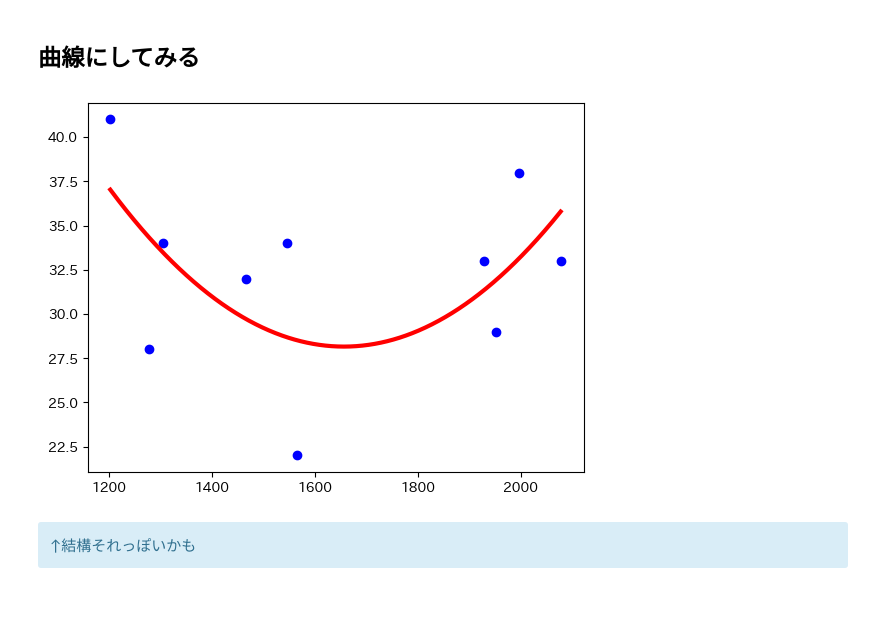
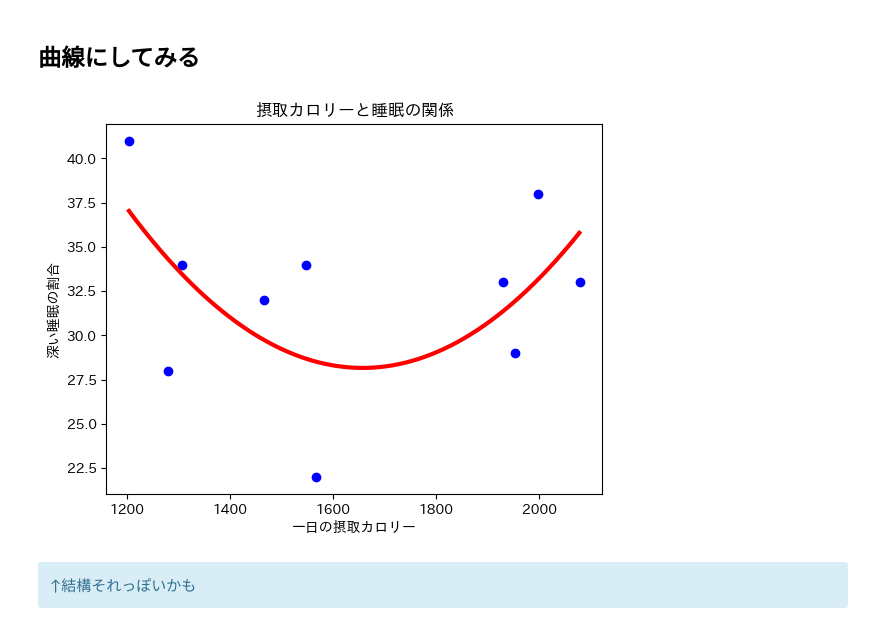
Before and after one commit to hachi-to-nana/linear_regression, a Jupyter notebook: 数学自由研究.ipynb, the cells around one changed output. Saved outputs shown, nothing was run; the diff lists cells and outputs as text; code cells hidden in the pictures; blank space fills up the shorter version.

```diff
--- a/数学自由研究.ipynb
+++ b/数学自由研究.ipynb
@@ -167,31 +170,34 @@ plt.show()
 # %%
 from sklearn.linear_model import LinearRegression
 from sklearn.metrics import mean_squared_error, r2_score
 from sklearn.preprocessing import PolynomialFeatures
 
 # 2次元の特徴量に変換
 X = X.reshape(-1, 1)
 polynomial_features= PolynomialFeatures(degree=2)
 x_poly = polynomial_features.fit_transform(X)
 
 # y = b0 + b1x + b2x^2 の b0～b2 を算出
 model = LinearRegression()
 model.fit(x_poly, Y)
 # y_pred = model.predict(x_poly)
 
 X_fit          = np.arange(X.min(), X.max(), 1)[:, np.newaxis]
 X_quad_fit     = polynomial_features.fit_transform(X_fit)
 y_quad_predict = model.predict(X_quad_fit)
 
 plt.scatter(X, Y, color = 'blue')
 plt.plot(X_fit,
          y_quad_predict,
          color='red',
          lw=3,
         )
+plt.xlabel("一日の摂取カロリー") # x軸のラベル
+plt.ylabel("深い睡眠の割合") # y軸のラベル
+plt.title("摂取カロリーと睡眠の関係") # グラフのタイトル
 plt.show()
 # %% [output]
-[figure, old version]
+[figure, new version]
 # %% [markdown]
 <div class="alert alert-block alert-info">
 ↑結構それっぽいかも
```
Also changed, not shown: parts of 3 cells of this notebook.
